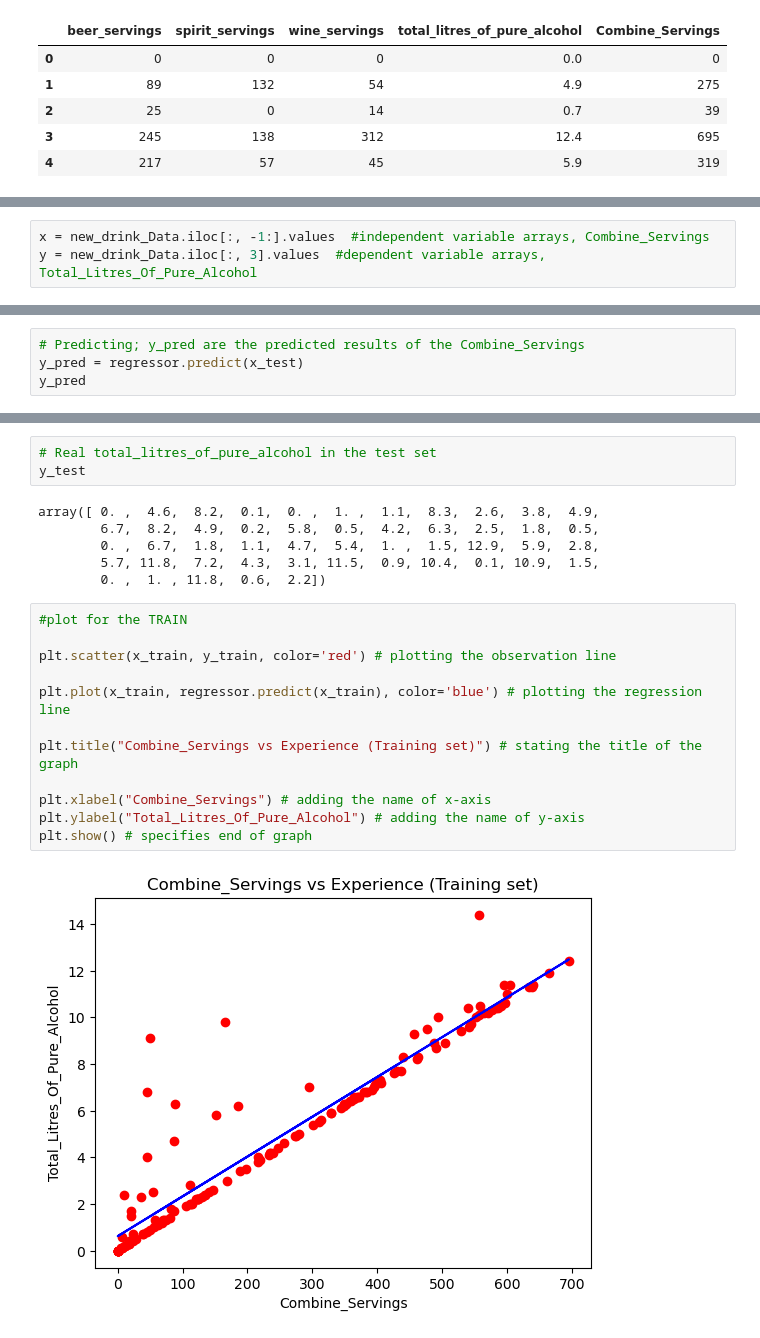
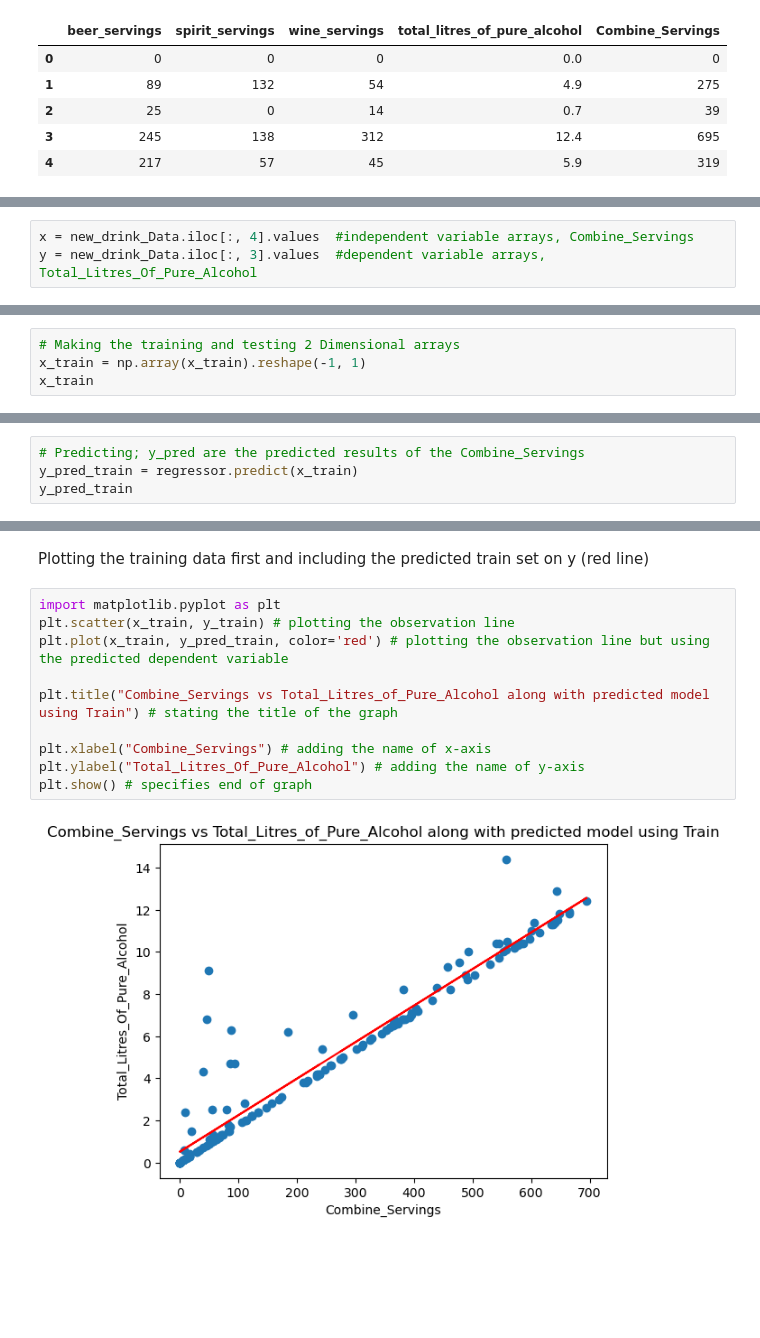
Before and after one commit to OtaSteven/CSC177_Proj, a Jupyter notebook: Linear_Regression/linear_regression.ipynb, the cells around one changed output, grey strips where cells are left out. Saved outputs shown, nothing was run; the diff lists cells and outputs as text; blank space fills up the shorter version.

Commit message:
Revised and finished up Multiple linear Regression section

```diff
--- a/Linear_Regression/linear_regression.ipynb
+++ b/Linear_Regression/linear_regression.ipynb
@@ -56,5 +59,5 @@ See the caveats in the documentation: https://pandas.pydata.org/pandas-docs/stab
 # %%
-x = new_drink_Data.iloc[:, -1:].values  #independent variable arrays, Combine_Servings
+x = new_drink_Data.iloc[:, 4].values  #independent variable arrays, Combine_Servings
 y = new_drink_Data.iloc[:, 3].values  #dependent variable arrays, Total_Litres_Of_Pure_Alcohol
 # %%
 # Split
@@ -62,0 +68,4 @@ x_train, x_test, y_train, y_test = train_test_split(x, y, test_size=1/4, random_
+# %%
+# Making the training and testing 2 Dimensional arrays
+x_train = np.array(x_train).reshape(-1, 1)
+x_train
@@ -72,5 +135,5 @@ LinearRegression()
 # %%
 # Predicting; y_pred are the predicted results of the Combine_Servings
-y_pred = regressor.predict(x_test)
-y_pred
+y_pred_train = regressor.predict(x_train)
+y_pred_train
 # %% [output]
@@ -87,23 +157,14 @@ array([ 0.62653097,  5.02691569,  8.45512239,  0.7288655 ,  0.62653097,
-# %%
-# Real total_litres_of_pure_alcohol in the test set
-y_test
-# %% [output]
-array([ 0. ,  4.6,  8.2,  0.1,  0. ,  1. ,  1.1,  8.3,  2.6,  3.8,  4.9,
-        6.7,  8.2,  4.9,  0.2,  5.8,  0.5,  4.2,  6.3,  2.5,  1.8,  0.5,
-        0. ,  6.7,  1.8,  1.1,  4.7,  5.4,  1. ,  1.5, 12.9,  5.9,  2.8,
-        5.7, 11.8,  7.2,  4.3,  3.1, 11.5,  0.9, 10.4,  0.1, 10.9,  1.5,
-        0. ,  1. , 11.8,  0.6,  2.2])
+# %% [markdown]
+Plotting the training data first and including the predicted train set on y (red line)
 # %%
-#plot for the TRAIN
+import matplotlib.pyplot as plt
+plt.scatter(x_train, y_train) # plotting the observation line
+plt.plot(x_train, y_pred_train, color='red') # plotting the observation line but using the predicted dependent variable
 
-plt.scatter(x_train, y_train, color='red') # plotting the observation line
-
-plt.plot(x_train, regressor.predict(x_train), color='blue') # plotting the regression line
-
-plt.title("Combine_Servings vs Experience (Training set)") # stating the title of the graph
+plt.title("Combine_Servings vs Total_Litres_of_Pure_Alcohol along with predicted model using Train") # stating the title of the graph
 
 plt.xlabel("Combine_Servings") # adding the name of x-axis
 plt.ylabel("Total_Litres_Of_Pure_Alcohol") # adding the name of y-axis
 plt.show() # specifies end of graph
 # %% [output]
-[figure, old version]
+[figure, new version]
```
Also changed, not shown: parts of 34 cells of this notebook.
